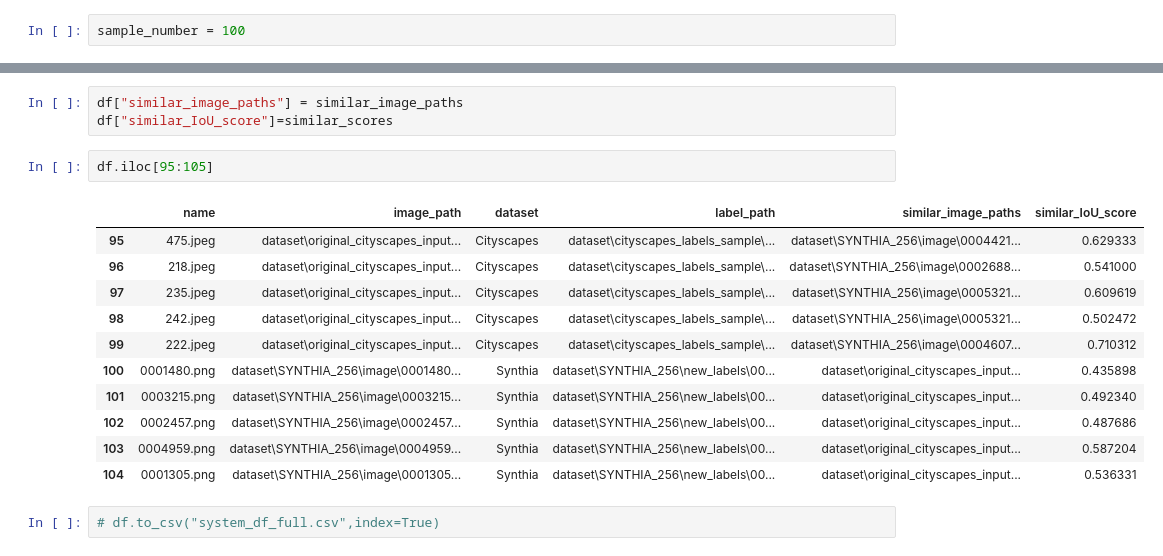
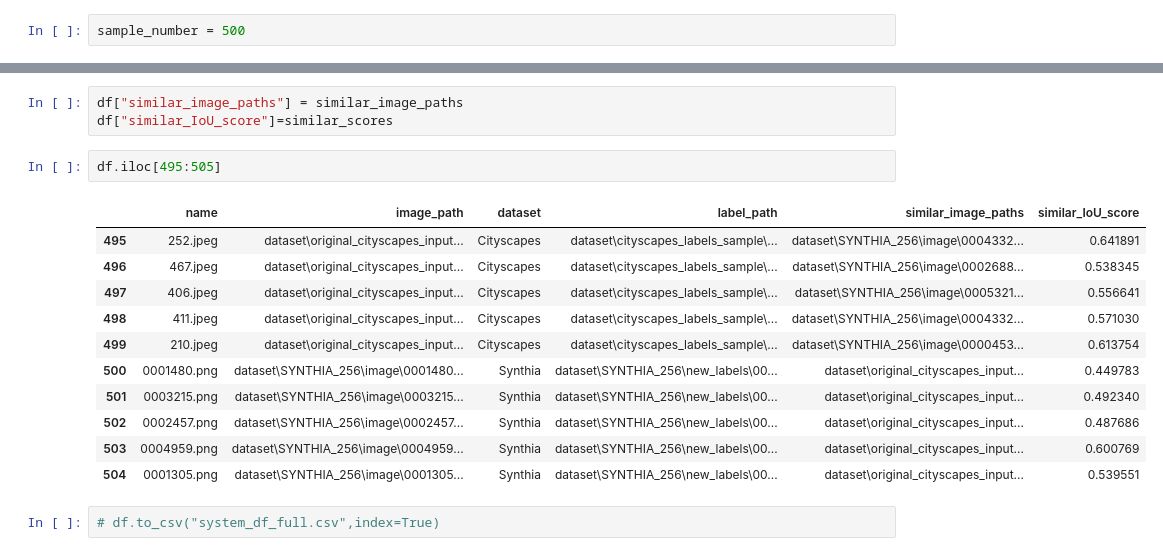
Before and after one commit to SihanZhu22/Graduation-project-domain-shift-image-2-image, a Jupyter notebook: jupyter/5.5-Generate DataFrame for front-end.ipynb, the cells around one changed output, grey strips where cells are left out. Cells and saved outputs as stored; diff of their text form.

```diff
--- a/jupyter/5.5-Generate DataFrame for front-end.ipynb
+++ b/jupyter/5.5-Generate DataFrame for front-end.ipynb
@@ -65,7 +68,7 @@ start = "D:\zsh\graduation\Graduation-project-domain-shift-image-2-image"
 relative_img_path_cityscapes = os.path.relpath(image_path_cityscapes, start)
 relative_img_path_synthia = os.path.relpath(image_path_synthia, start)
 # %%
-sample_number = 100
+sample_number = 500
 # %%
 cityscapes_names= os.listdir(image_path_cityscapes)
 random.seed(55)
@@ -401,19 +404,19 @@ similar_scores = np.concatenate((cityscapes_similar_scores,synthia_similar_score
 df["similar_image_paths"] = similar_image_paths
 df["similar_IoU_score"]=similar_scores
 # %%
-df.iloc[95:105]
+df.iloc[495:505]
 # %% [output]
 |  | name | image_path | dataset | label_path | similar_image_paths | similar_IoU_score |
-| 95 | 475.jpeg | dataset\original_cityscapes_input... | Cityscapes | dataset\cityscapes_labels_sample\... | dataset\SYNTHIA_256\image\0004421... | 0.629333 |
-| 96 | 218.jpeg | dataset\original_cityscapes_input... | Cityscapes | dataset\cityscapes_labels_sample\... | dataset\SYNTHIA_256\image\0002688... | 0.541000 |
-| 97 | 235.jpeg | dataset\original_cityscapes_input... | Cityscapes | dataset\cityscapes_labels_sample\... | dataset\SYNTHIA_256\image\0005321... | 0.609619 |
-| 98 | 242.jpeg | dataset\original_cityscapes_input... | Cityscapes | dataset\cityscapes_labels_sample\... | dataset\SYNTHIA_256\image\0005321... | 0.502472 |
-| 99 | 222.jpeg | dataset\original_cityscapes_input... | Cityscapes | dataset\cityscapes_labels_sample\... | dataset\SYNTHIA_256\image\0004607... | 0.710312 |
-| 100 | 0001480.png | dataset\SYNTHIA_256\image\0001480... | Synthia | dataset\SYNTHIA_256\new_labels\00... | dataset\original_cityscapes_input... | 0.435898 |
-| 101 | 0003215.png | dataset\SYNTHIA_256\image\0003215... | Synthia | dataset\SYNTHIA_256\new_labels\00... | dataset\original_cityscapes_input... | 0.492340 |
-| 102 | 0002457.png | dataset\SYNTHIA_256\image\0002457... | Synthia | dataset\SYNTHIA_256\new_labels\00... | dataset\original_cityscapes_input... | 0.487686 |
-| 103 | 0004959.png | dataset\SYNTHIA_256\image\0004959... | Synthia | dataset\SYNTHIA_256\new_labels\00... | dataset\original_cityscapes_input... | 0.587204 |
-| 104 | 0001305.png | dataset\SYNTHIA_256\image\0001305... | Synthia | dataset\SYNTHIA_256\new_labels\00... | dataset\original_cityscapes_input... | 0.536331 |
+| 495 | 252.jpeg | dataset\original_cityscapes_input... | Cityscapes | dataset\cityscapes_labels_sample\... | dataset\SYNTHIA_256\image\0004332... | 0.641891 |
+| 496 | 467.jpeg | dataset\original_cityscapes_input... | Cityscapes | dataset\cityscapes_labels_sample\... | dataset\SYNTHIA_256\image\0002688... | 0.538345 |
+| 497 | 406.jpeg | dataset\original_cityscapes_input... | Cityscapes | dataset\cityscapes_labels_sample\... | dataset\SYNTHIA_256\image\0005321... | 0.556641 |
+| 498 | 411.jpeg | dataset\original_cityscapes_input... | Cityscapes | dataset\cityscapes_labels_sample\... | dataset\SYNTHIA_256\image\0004332... | 0.571030 |
+| 499 | 210.jpeg | dataset\original_cityscapes_input... | Cityscapes | dataset\cityscapes_labels_sample\... | dataset\SYNTHIA_256\image\0000453... | 0.613754 |
+| 500 | 0001480.png | dataset\SYNTHIA_256\image\0001480... | Synthia | dataset\SYNTHIA_256\new_labels\00... | dataset\original_cityscapes_input... | 0.449783 |
+| 501 | 0003215.png | dataset\SYNTHIA_256\image\0003215... | Synthia | dataset\SYNTHIA_256\new_labels\00... | dataset\original_cityscapes_input... | 0.492340 |
+| 502 | 0002457.png | dataset\SYNTHIA_256\image\0002457... | Synthia | dataset\SYNTHIA_256\new_labels\00... | dataset\original_cityscapes_input... | 0.487686 |
+| 503 | 0004959.png | dataset\SYNTHIA_256\image\0004959... | Synthia | dataset\SYNTHIA_256\new_labels\00... | dataset\original_cityscapes_input... | 0.600769 |
+| 504 | 0001305.png | dataset\SYNTHIA_256\image\0001305... | Synthia | dataset\SYNTHIA_256\new_labels\00... | dataset\original_cityscapes_input... | 0.539551 |
 # %%
 # df.to_csv("system_df_full.csv",index=True)
 # %% [markdown]
```
Also changed, not shown: parts of 59 cells of this notebook, 10 other files.
